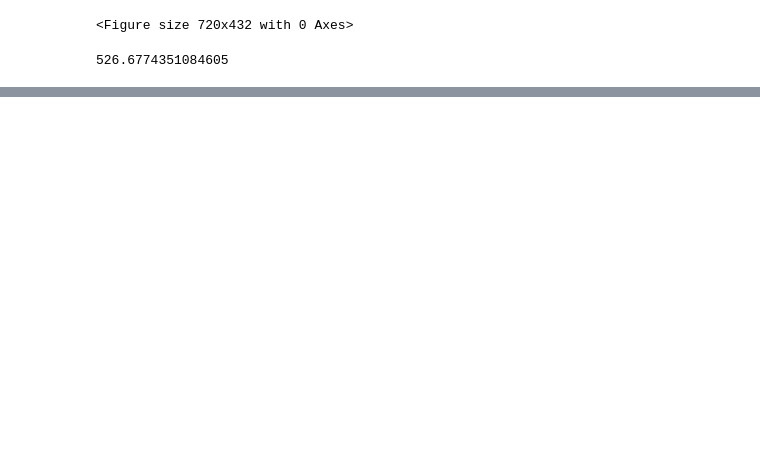
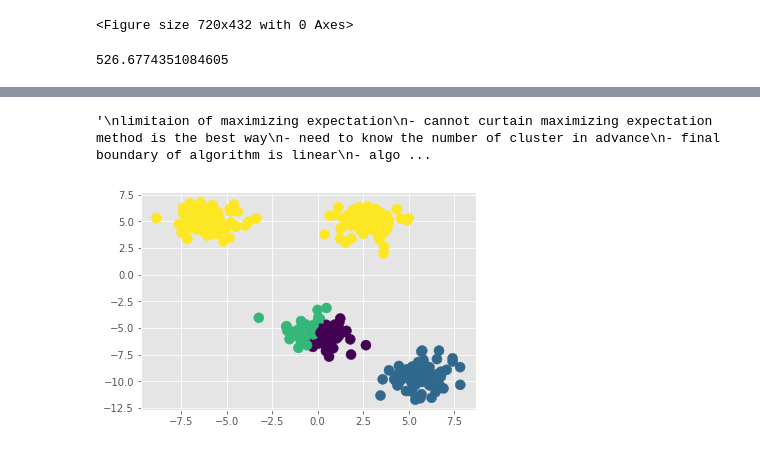
Before and after one commit to doomsheart/FaceClustering, a Jupyter notebook: doomsheart/MLforOpenCV/OpenCV-k-mean.ipynb, the cells around one changed output, grey strips where cells are left out. Cells and saved outputs as stored; diff of their text form; code cells hidden in the pictures; blank space fills up the shorter version.

```diff
--- a/doomsheart/MLforOpenCV/OpenCV-k-mean.ipynb
+++ b/doomsheart/MLforOpenCV/OpenCV-k-mean.ipynb
@@ -63,0 +80,19 @@ def find_clusters(X, n_clusters, rseed=5):
+# %%
+'''
+limitaion of maximizing expectation
+- cannot curtain maximizing expectation method is the best way
+- need to know the number of cluster in advance
+- final boundary of algorithm is linear
+- algorithm is slow when large data set
+'''
+# %% [output]
+'\nlimitaion of maximizing expectation\n- cannot curtain maximizing expectation method is the best way\n- need to know the number of cluster in advance\n- final boundary of algorithm is linear\n- algo ...
+# %%
+'''
+- 1st Warning : Difficulty of finding global optimization result.
+                Random initializing is the problem.
+'''
+centers, labels = find_clusters(X, 4, rseed=10)
+plt.scatter(X[:, 0], X[:, 1], c=labels, s=100, cmap='viridis');
+# %% [output]
+[figure, added]
```
Also changed, not shown: parts of 5 cells of this notebook.
